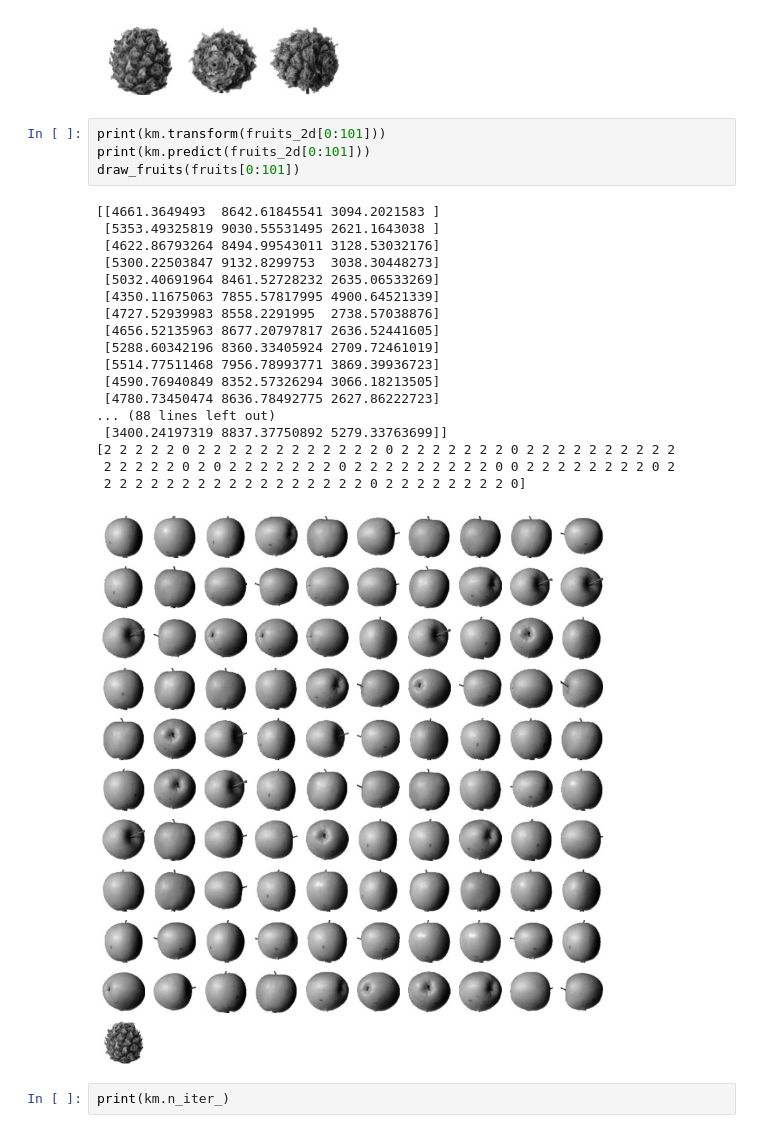
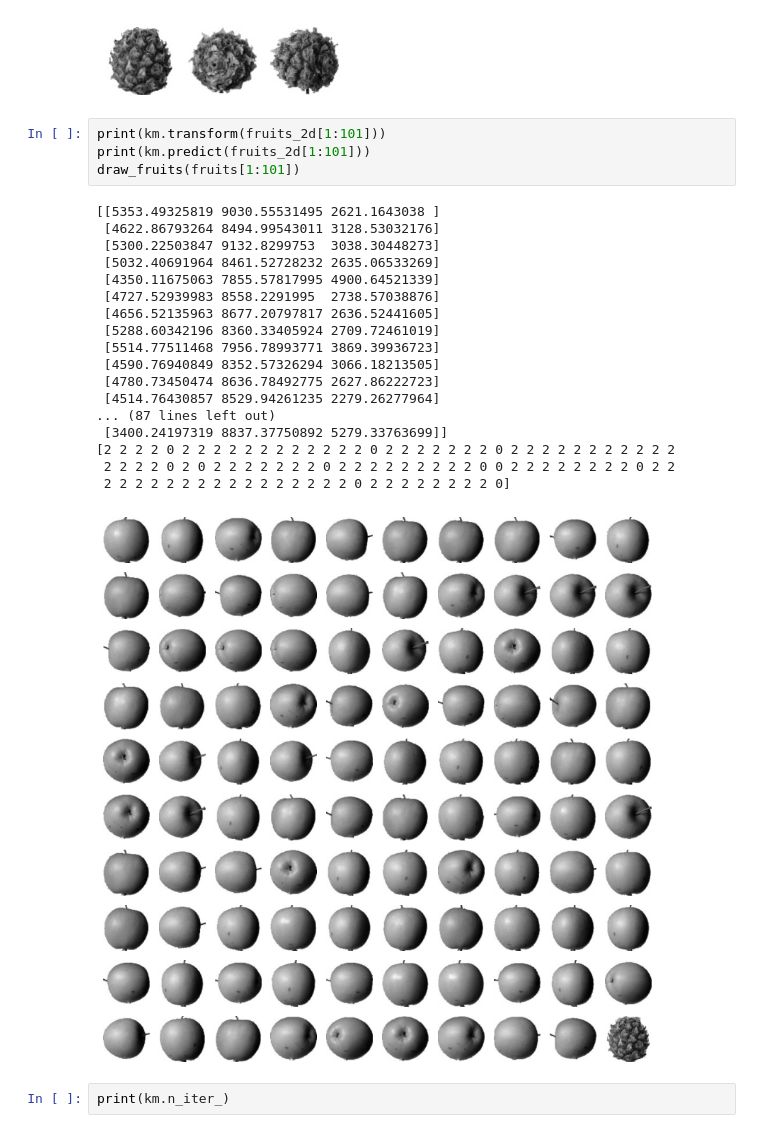
Before and after one commit to kerbostudy/ML-DEEP-program, a Jupyter notebook: [비지도학습]K_means_002.ipynb, the cells around one changed output. Drawn from its saved outputs; the diff is of its cells as text.

```diff
--- a/[비지도학습]K_means_002.ipynb
+++ b/[비지도학습]K_means_002.ipynb
@@ -112,28 +112,28 @@ draw_fruits(fruits[100:103])
 [0 0 0]
 [figure]
 # %%
-print(km.transform(fruits_2d[0:101]))
-print(km.predict(fruits_2d[0:101]))
-draw_fruits(fruits[0:101])
+print(km.transform(fruits_2d[1:101]))
+print(km.predict(fruits_2d[1:101]))
+draw_fruits(fruits[1:101])
 # %% [output]
-[[4661.3649493  8642.61845541 3094.2021583 ]
- [5353.49325819 9030.55531495 2621.1643038 ]
+[[5353.49325819 9030.55531495 2621.1643038 ]
  [4622.86793264 8494.99543011 3128.53032176]
  [5300.22503847 9132.8299753  3038.30448273]
  [5032.40691964 8461.52728232 2635.06533269]
  [4350.11675063 7855.57817995 4900.64521339]
  [4727.52939983 8558.2291995  2738.57038876]
  [4656.52135963 8677.20797817 2636.52441605]
  [5288.60342196 8360.33405924 2709.72461019]
  [5514.77511468 7956.78993771 3869.39936723]
  [4590.76940849 8352.57326294 3066.18213505]
  [4780.73450474 8636.78492775 2627.86222723]
-... (88 lines left out)
+ [4514.76430857 8529.94261235 2279.26277964]
+... (87 lines left out)
  [3400.24197319 8837.37750892 5279.33763699]]
-[2 2 2 2 2 0 2 2 2 2 2 2 2 2 2 2 2 2 0 2 2 2 2 2 2 2 0 2 2 2 2 2 2 2 2 2 2
- 2 2 2 2 2 0 2 0 2 2 2 2 2 2 2 0 2 2 2 2 2 2 2 2 2 0 0 2 2 2 2 2 2 2 2 0 2
- 2 2 2 2 2 2 2 2 2 2 2 2 2 2 2 2 2 0 2 2 2 2 2 2 2 2 0]
+[2 2 2 2 0 2 2 2 2 2 2 2 2 2 2 2 2 0 2 2 2 2 2 2 2 0 2 2 2 2 2 2 2 2 2 2 2
+ 2 2 2 2 0 2 0 2 2 2 2 2 2 2 0 2 2 2 2 2 2 2 2 2 0 0 2 2 2 2 2 2 2 2 0 2 2
+ 2 2 2 2 2 2 2 2 2 2 2 2 2 2 2 2 0 2 2 2 2 2 2 2 2 0]
-[figure, old version]
+[figure, new version]
 # %%
 print(km.n_iter_)
 # %% [output]
```
Also changed, not shown: parts of 1 cell of this notebook.
